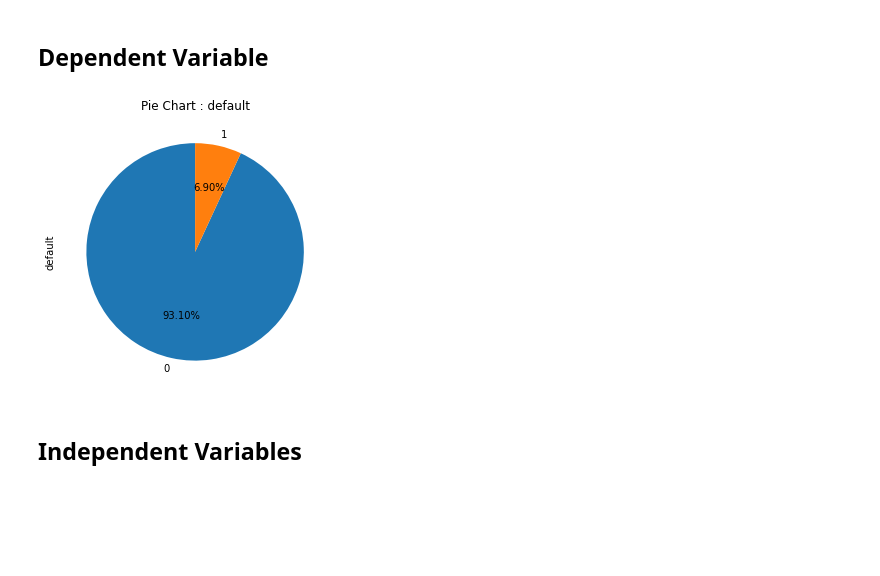
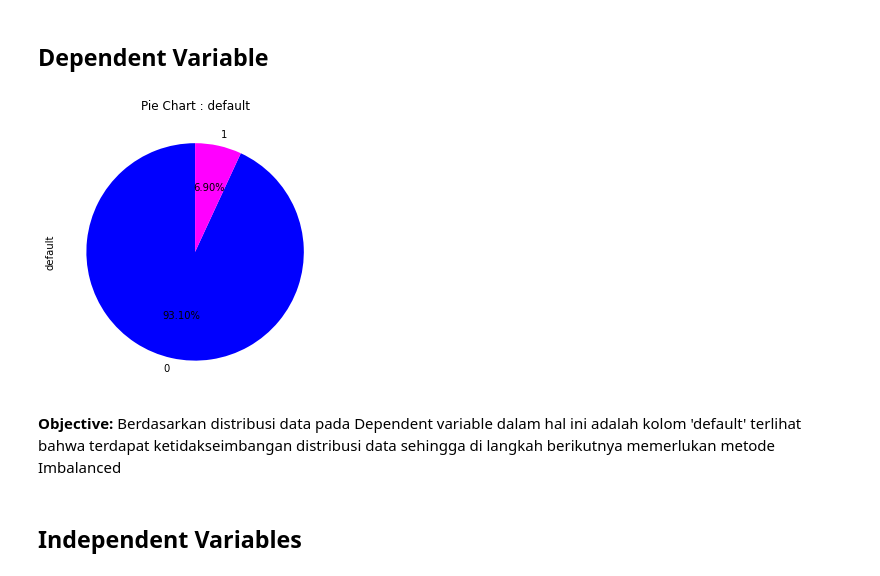
Before and after one commit to Louismada29/Credits_Default, a Jupyter notebook: Credit(Loans)_Default_ClassificationModel.ipynb, the cells around one changed output. Saved outputs shown, nothing was run; the diff lists cells and outputs as text; code cells hidden in the pictures; blank space fills up the shorter version.

```diff
--- a/Credit(Loans)_Default_ClassificationModel.ipynb
+++ b/Credit(Loans)_Default_ClassificationModel.ipynb
@@ -12,8 +41,8 @@ import seaborn as sns
 # %% [markdown]
 ## Read Data
 # %%
-data = pd.read_csv('https://raw.githubusercontent.com/Louismada29/Credits_Default/main/credit_default_dataset.csv')
-data.head()
+data_train = pd.read_csv('https://raw.githubusercontent.com/Louismada29/Credits_Default/main/credit_default_dataset.csv')
+data_train.head()
 # %% [output]
 |  | customer_id | customer_bod | gender | phone_flag | student | employment | credit_card | balance | income | ... |
 | 0 | 8300 | 1993-08-17 | Female | 1.0 | No | Self Employed | 1.0 | 87104.12 | 5015120.75 | ... |
@@ -54,25 +155,27 @@ data.shape
 ## Dependent Variable
 # %%
 # Dependent Variable
-y = data['default']
+y = data_train['default']
 y_no = y[y=='0']
 y_yes = y[y=='1']
 
 # Independent Variable
-X = data.drop('default', axis = 1)
-x_no = data[data['default']=='No'].drop(['customer_id', 'default'], axis = 1)
-x_yes = data[data['default']=='Yes'].drop(['customer_id', 'default'], axis = 1)
+X = data_train.drop('default', axis = 1)
+x_no = data_train[data_train['default']=='No'].drop(['customer_id', 'default'], axis = 1)
+x_yes = data_train[data_train['default']=='Yes'].drop(['customer_id', 'default'], axis = 1)
 # %%
 default = y.value_counts()
-default.plot.pie(figsize=(5,5), autopct='%1.2F%%', startangle=90)
+default.plot.pie(figsize=(5,5), autopct='%1.2F%%', colors=['blue','magenta'], startangle=90)
 
 plt.title('Pie Chart : default')
 plt.show()
 
 ''' Terlihat data yang tidak seimbang antara kategori 1 dengan kategori 0'''
 print()
 # %% [output]
-[figure, old version]
+[figure, new version]
+# %% [markdown]
+**Objective:** Berdasarkan distribusi data pada Dependent variable dalam hal ini adalah kolom 'default' terlihat bahwa terdapat ketidakseimbangan distribusi data sehingga di langkah berikutnya memerlukan metode Imbalanced
 # %% [markdown]
 ## Independent Variables
 # %% [markdown]
```
Also changed, not shown: parts of 55 cells of this notebook.
